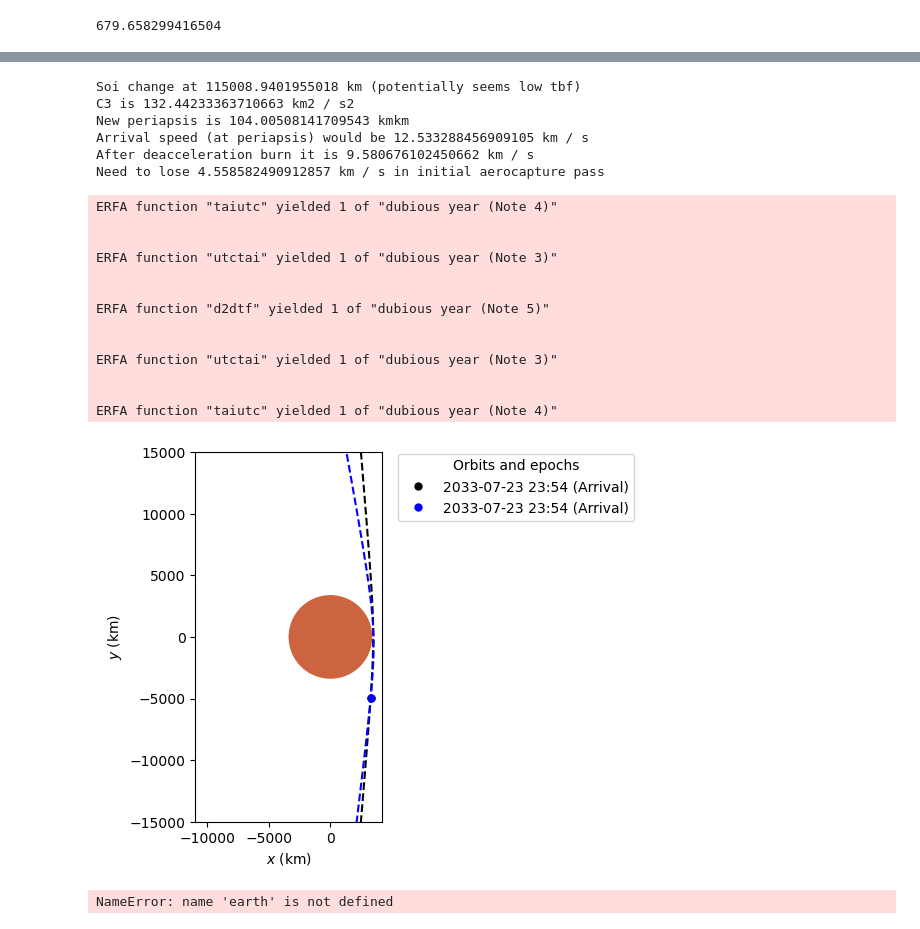
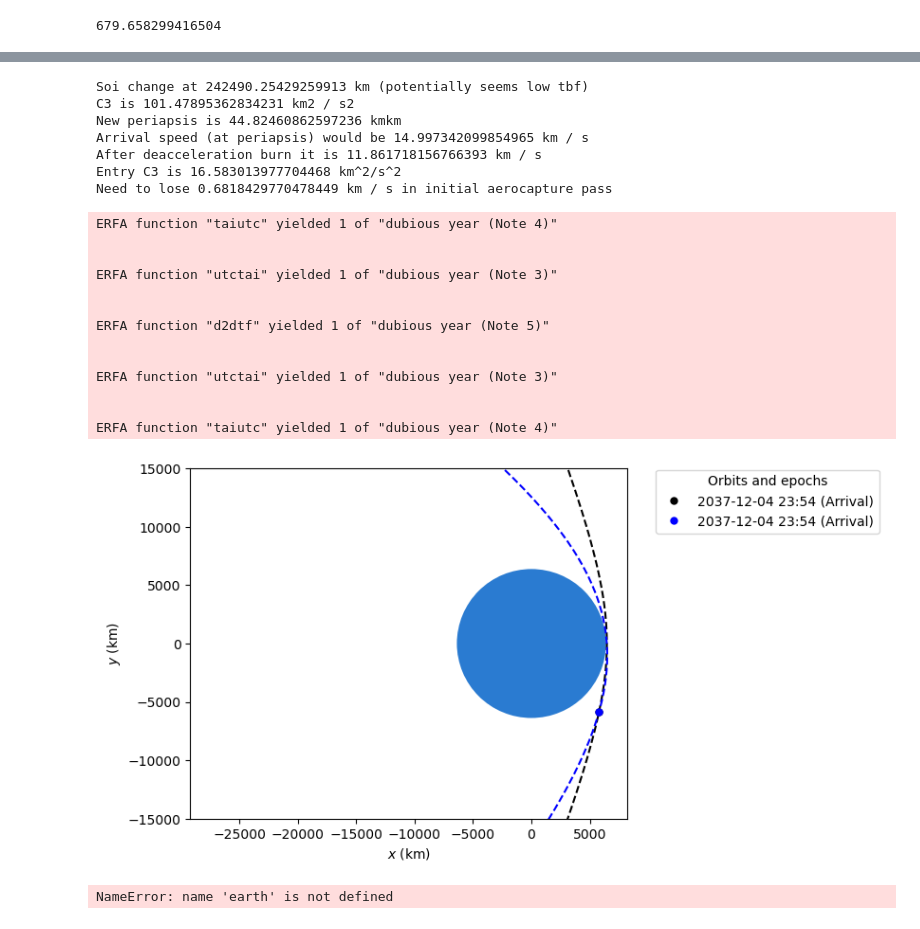
Before and after one commit to jackSN8/mars-3-months, a Jupyter notebook: trajectories/general_trajectory.ipynb, the cells around one changed output, grey strips where cells are left out. Cells and saved outputs as stored; diff of their text form; code cells hidden in the pictures.

```diff
--- a/trajectories/general_trajectory.ipynb
+++ b/trajectories/general_trajectory.ipynb
@@ -42,25 +42,31 @@ print(isp*9.81*math.log((120)/(100)))
 # %% [output]
 679.658299416504
 # %%
-#starship specs
-isp = 380
-dry_mass = 150
-prop_mass = 1200
-landing_reserve = 500
-starship_dv = isp*9.81*math.log((dry_mass+prop_mass)/dry_mass)
-boiloff = 0#0
-
 
 #launch from body_1 to body_2
 body_1 = Mars
 body_2 = Earth
 
 
+#starship specs
+isp = 380
+dry_mass = 163
+prop_mass = 1500
+landing_reserve = 500
+if(body_2 == Earth):
+    landing_reserve = 300#less DV needed for Earth landing
+
+starship_dv = isp*9.81*math.log((dry_mass+prop_mass)/dry_mass)
+boiloff = 0#0
+
+
+
+
 #solve for a minimum ejection DV given a time period
 transitTime = 90*u.day
-resolution = 10*u.day
-start_date = time.Time("2030-01-01 00:01", scale="utc").tdb
-end_date = time.Time("2034-01-01 00:01", scale="utc").tdb
+resolution = 1*u.day
+start_date = time.Time("2034-06-01 00:01", scale="utc").tdb
+end_date = time.Time("2036-07-01 00:01", scale="utc").tdb
 
 ephem_1 = Ephem.from_body(body_1, time_range(start_date, end=end_date+transitTime))
 ephem_2 = Ephem.from_body(body_2, time_range(start_date, end=end_date+transitTime))
@@ -288,7 +308,7 @@ pre_burn_orbit = arrival_orbit.propagate(-retro_time)
 prograde_vector = (pre_burn_orbit.v/(np.linalg.norm(pre_burn_orbit.v))).value
 #offset by a little as we dont want periapsis going into the atmosphere
 rad_vector = (pre_burn_orbit.r/(np.linalg.norm(pre_burn_orbit.r))).value
-rad_offset_weight = 0.13
+rad_offset_weight = 0.27
 retro_vector = -(prograde_vector-rad_offset_weight*rad_vector)
 retro_vector = retro_vector/np.linalg.norm(retro_vector)
 
@@ -296,7 +316,8 @@ retro_vector = retro_vector/np.linalg.norm(retro_vector)
 
 
 ##no deaccleration burn for arriving at Earth for now
-#if(body_2 == Mars):
+
+
 burn_dv = 0.001*reserve_dv*(retro_vector)
 #print(burn_dv)
 # else:
@@ -306,12 +327,15 @@ retro_burn = Maneuver((0*u.s,burn_dv*u.km/u.s))
 #retro_burn = Maneuver((0*u.s,[0,1,0]*u.km/u.s))
 post_burn_orbit = pre_burn_orbit.apply_maneuver(retro_burn)
 
-print(f"New periapsis is {post_burn_orbit.r_p-Mars.R}km")
+print(f"New periapsis is {post_burn_orbit.r_p-body_2.R}km")
 
 ax = plt.gca()       # or plotter.ax if you stored it directly
 ax.set_ylim([-1.5e4, 1.5e4])
 
 earth_plotter = StaticOrbitPlotter(ax)
+
+#print(f"State vectors post burn are {post_burn_orbit.r} and {post_burn_orbit.v}.")
+
 
 
 earth_plotter.plot(pre_burn_orbit, label="Arrival", color="k")
@@ -324,45 +348,53 @@ earth_plotter.plot(post_burn_orbit, label="Arrival", color="b")
 post_burn_orbit = post_burn_orbit.propagate(-post_burn_orbit.t_p)
 arrival_circular_orbit = Orbit.circular(body_2,alt = 200*u.km)
 
+
 print(f"Arrival speed (at periapsis) would be {np.linalg.norm(arrival_orbit.v)}")
 print(f"After deacceleration burn it is {np.linalg.norm(post_burn_orbit.v)}")
+#post_burn_c3 = ((np.linalg.norm(post_burn_orbit.v)-(body_2.escape_velocity()))**2)
+
+post_burn_c3 = -(body_2.k/(post_burn_orbit.a.to(u.m))).value/1000000
+print(f"Entry C3 is {post_burn_c3} km^2/s^2")
+
+
 print(f"Need to lose {np.linalg.norm(post_burn_orbit.v)-body_2.escape_velocity()} in initial aerocapture pass")
 
 ####code below tries to calculate real orbit, but patched conics problems force a c3 only calculation orbit tbf
 
 # #grav_difference = Sun.mass/(np.linalg.norm(ss_final.r)**2)-Earth.mass/(np.linalg.norm(r_sc_arriv)**2)
 # print(grav_difference)
 
 # arrival_orbit = Orbit.from_vectors(Earth,r_sc_arriv,v_sc_arriv,epoch=date_arrival-offset_time)
 # #arrival_orbit = arrival_orbit.propagate(0.3*u.day)
 # print(arrival_orbit)
 # print(f"This orbit gets to within {arrival_orbit.r_p-Earth.R} of the surface of earth")
 # print(f"Earth position at {lowest_date}")
 
 # earth_plotter = StaticOrbitPlotter()
 
 # earth_plotter.plot(arrival_orbit, label="earth Arrival", color="k")
 # %% [output]
-Soi change at 115008.9401955018 km (potentially seems low tbf)
-C3 is 132.44233363710663 km2 / s2
-New periapsis is 104.00508141709543 kmkm
-Arrival speed (at periapsis) would be 12.533288456909105 km / s
-After deacceleration burn it is 9.580676102450662 km / s
-Need to lose 4.558582490912857 km / s in initial aerocapture pass
+Soi change at 242490.25429259913 km (potentially seems low tbf)
+C3 is 101.47895362834231 km2 / s2
+New periapsis is 44.82460862597236 kmkm
+Arrival speed (at periapsis) would be 14.997342099854965 km / s
+After deacceleration burn it is 11.861718156766393 km / s
+Entry C3 is 16.583013977704468 km^2/s^2
+Need to lose 0.6818429770478449 km / s in initial aerocapture pass
 ERFA function "taiutc" yielded 1 of "dubious year (Note 4)"
 
 
 ERFA function "utctai" yielded 1 of "dubious year (Note 3)"
 
 
 ERFA function "d2dtf" yielded 1 of "dubious year (Note 5)"
 
 
 ERFA function "utctai" yielded 1 of "dubious year (Note 3)"
 
 
 ERFA function "taiutc" yielded 1 of "dubious year (Note 4)"
-[figure, old version]
+[figure, new version]
 # %%
 #for the optimized trajectory, re get the epherimis
 date_launch = lowest_date
```
Also changed, not shown: parts of 4 cells of this notebook, 4 other files.
